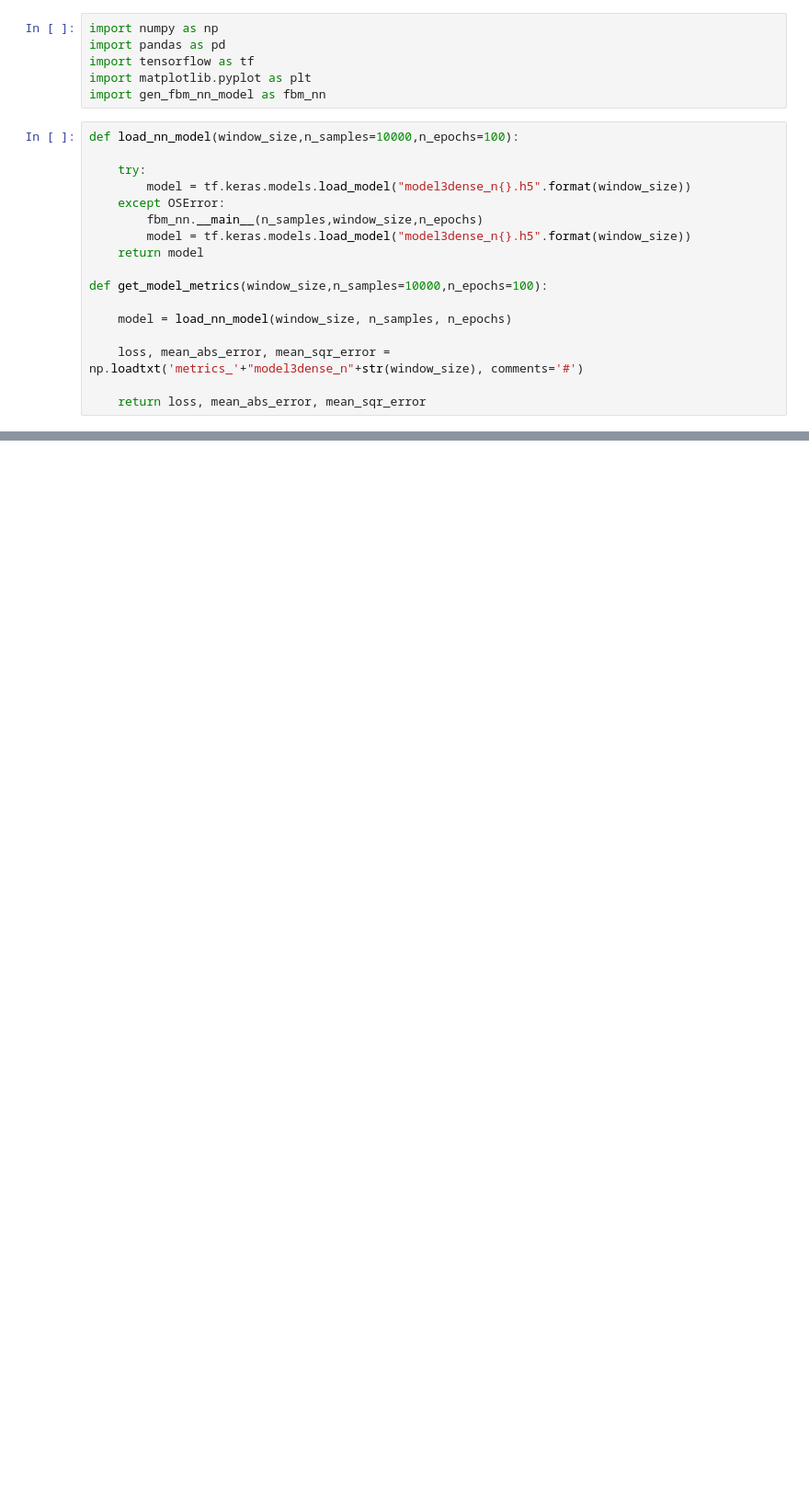
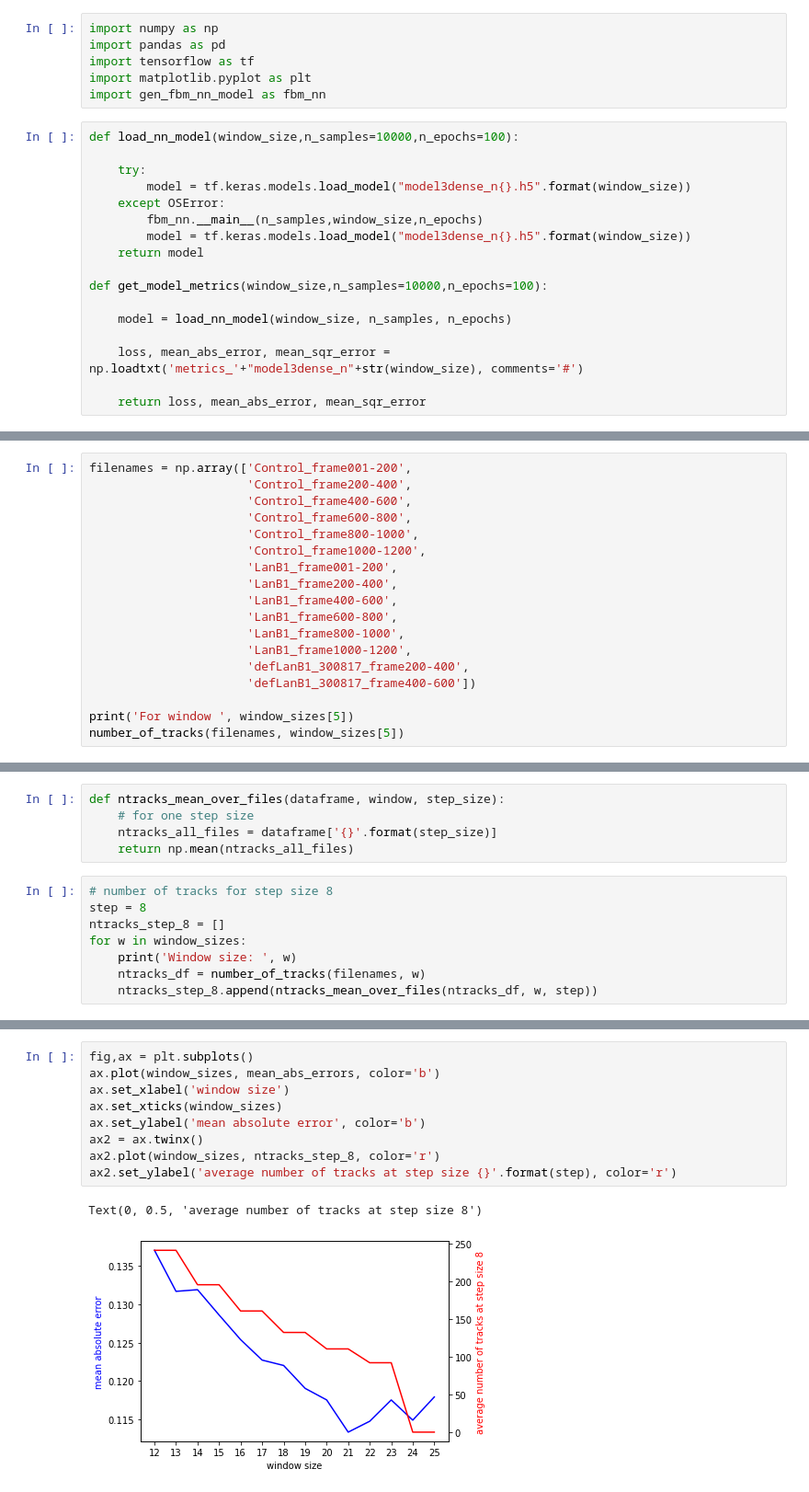
Before and after one commit to paulvautravers/Mphys-Sem-1, a Jupyter notebook: window_size_evaluation.ipynb, the cells around one changed output, grey strips where cells are left out. Shown at 92% size. Drawn from its saved outputs; the diff is of its cells as text; blank space fills up the shorter version.

```diff
--- a/window_size_evaluation.ipynb
+++ b/window_size_evaluation.ipynb
@@ -56,0 +109,18 @@ plt.plot(window_sizes, mean_abs_errors)
+# %%
+filenames = np.array(['Control_frame001-200',
+                      'Control_frame200-400',
+                      'Control_frame400-600',
+                      'Control_frame600-800',
+                      'Control_frame800-1000',
+                      'Control_frame1000-1200',
+                      'LanB1_frame001-200',
+                      'LanB1_frame200-400',
+                      'LanB1_frame400-600',
+                      'LanB1_frame600-800',
+                      'LanB1_frame800-1000',
+                      'LanB1_frame1000-1200',
+                      'defLanB1_300817_frame200-400',
+                      'defLanB1_300817_frame400-600'])
+
+print('For window ', window_sizes[5])
+number_of_tracks(filenames, window_sizes[5])
@@ -56,0 +144,13 @@ plt.plot(window_sizes, mean_abs_errors)
+# %%
+def ntracks_mean_over_files(dataframe, window, step_size):
+    # for one step size
+    ntracks_all_files = dataframe['{}'.format(step_size)]
+    return np.mean(ntracks_all_files)
+# %%
+# number of tracks for step size 8
+step = 8
+ntracks_step_8 = []
+for w in window_sizes:
+    print('Window size: ', w)
+    ntracks_df = number_of_tracks(filenames, w)
+    ntracks_step_8.append(ntracks_mean_over_files(ntracks_df, w, step))
@@ -56,0 +172,12 @@ plt.plot(window_sizes, mean_abs_errors)
+# %%
+fig,ax = plt.subplots()
+ax.plot(window_sizes, mean_abs_errors, color='b')
+ax.set_xlabel('window size')
+ax.set_xticks(window_sizes)
+ax.set_ylabel('mean absolute error', color='b')
+ax2 = ax.twinx()
+ax2.plot(window_sizes, ntracks_step_8, color='r')
+ax2.set_ylabel('average number of tracks at step size {}'.format(step), color='r')
+# %% [output]
+Text(0, 0.5, 'average number of tracks at step size 8')
+[figure, added]
```
Also changed, not shown: parts of 8 cells of this notebook.
